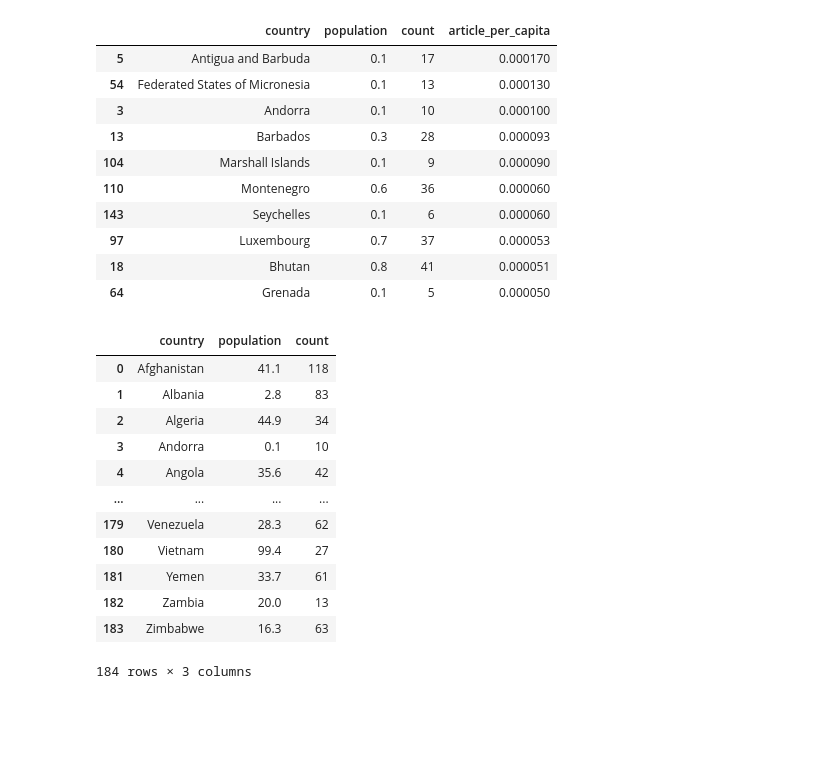
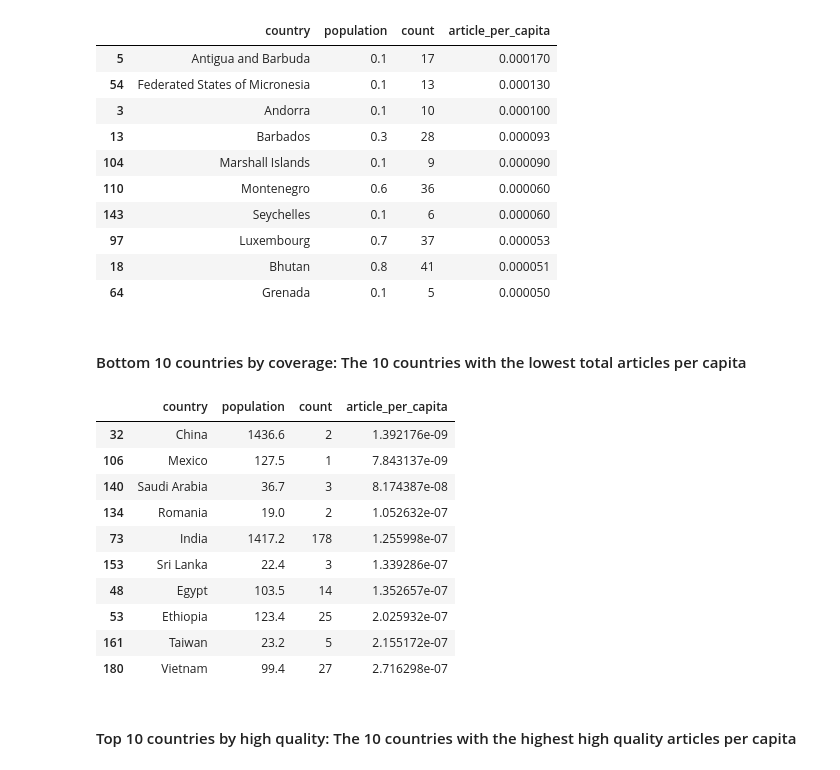
Before and after one commit to anuhyabs/data-512-homework_2, a Jupyter notebook: source/homework2.ipynb, the cells around one changed output. Saved outputs shown, nothing was run; the diff lists cells and outputs as text; code cells hidden in the pictures; blank space fills up the shorter version.

```diff
--- a/homework2.ipynb
+++ b/source/homework2.ipynb
@@ -401,2 +439,2 @@ combined.reset_index(drop=True).to_csv("data/wp_politicians_by_country.csv")
 # %%
-combined = pd.read_csv("data/wp_politicians_by_country.csv")
+combined = pd.read_csv("../data/wp_politicians_by_country.csv")
@@ -408,5 +451,5 @@ array(['Liechtenstein', 'Monaco', 'Nauru', 'Palau', 'San Marino',
 # %%
-total_article = combined.groupby(['country', 'population'])['country'].count().reset_index(name='count')
+total_article_capita = combined.groupby(['country', 'population'])['country'].count().reset_index(name='count')
 # %%
-total_article['article_per_capita'] = total_article['count']/(total_article['population'] * 1000000)
+total_article_capita['article_per_capita'] = total_article_capita['count']/(total_article_capita['population'] * 1000000)
 # %%
@@ -425,4 +468,24 @@ ans1
 | 97 | Luxembourg | 0.7 | 37 | 0.000053 |
 | 18 | Bhutan | 0.8 | 41 | 0.000051 |
 | 64 | Grenada | 0.1 | 5 | 0.000050 |
+# %% [markdown]
+#### Bottom 10 countries by coverage: The 10 countries with the lowest total articles per capita
+# %%
+ans2 = total_article_capita[total_article_capita['article_per_capita'] != np.inf].sort_values(by=['article_per_capita'], ascending=True)[:10]
+# %%
+ans2
+# %% [output]
+|  | country | population | count | article_per_capita |
+| 32 | China | 1436.6 | 2 | 1.392176e-09 |
+| 106 | Mexico | 127.5 | 1 | 7.843137e-09 |
+| 140 | Saudi Arabia | 36.7 | 3 | 8.174387e-08 |
+| 134 | Romania | 19.0 | 2 | 1.052632e-07 |
+| 73 | India | 1417.2 | 178 | 1.255998e-07 |
+| 153 | Sri Lanka | 22.4 | 3 | 1.339286e-07 |
+| 48 | Egypt | 103.5 | 14 | 1.352657e-07 |
+| 53 | Ethiopia | 123.4 | 25 | 2.025932e-07 |
+| 161 | Taiwan | 23.2 | 5 | 2.155172e-07 |
+| 180 | Vietnam | 99.4 | 27 | 2.716298e-07 |
+# %% [markdown]
+#### Top 10 countries by high quality: The 10 countries with the highest high quality articles per capita
 # %%
@@ -430,16 +492,0 @@ total_quality = combined.groupby(['country', 'population'])['article_quality'].c
-# %%
-total_quality
-# %% [output]
-|  | country | population | count |
-| 0 | Afghanistan | 41.1 | 118 |
-| 1 | Albania | 2.8 | 83 |
-| 2 | Algeria | 44.9 | 34 |
-| 3 | Andorra | 0.1 | 10 |
-| 4 | Angola | 35.6 | 42 |
-| ... | ... | ... | ... |
-| 179 | Venezuela | 28.3 | 62 |
-| 180 | Vietnam | 99.4 | 27 |
-| 181 | Yemen | 33.7 | 61 |
-| 182 | Zambia | 20.0 | 13 |
-| 183 | Zimbabwe | 16.3 | 63 |
-184 rows × 3 columns
```
Also changed, not shown: parts of 56 cells of this notebook, 2 other files.
